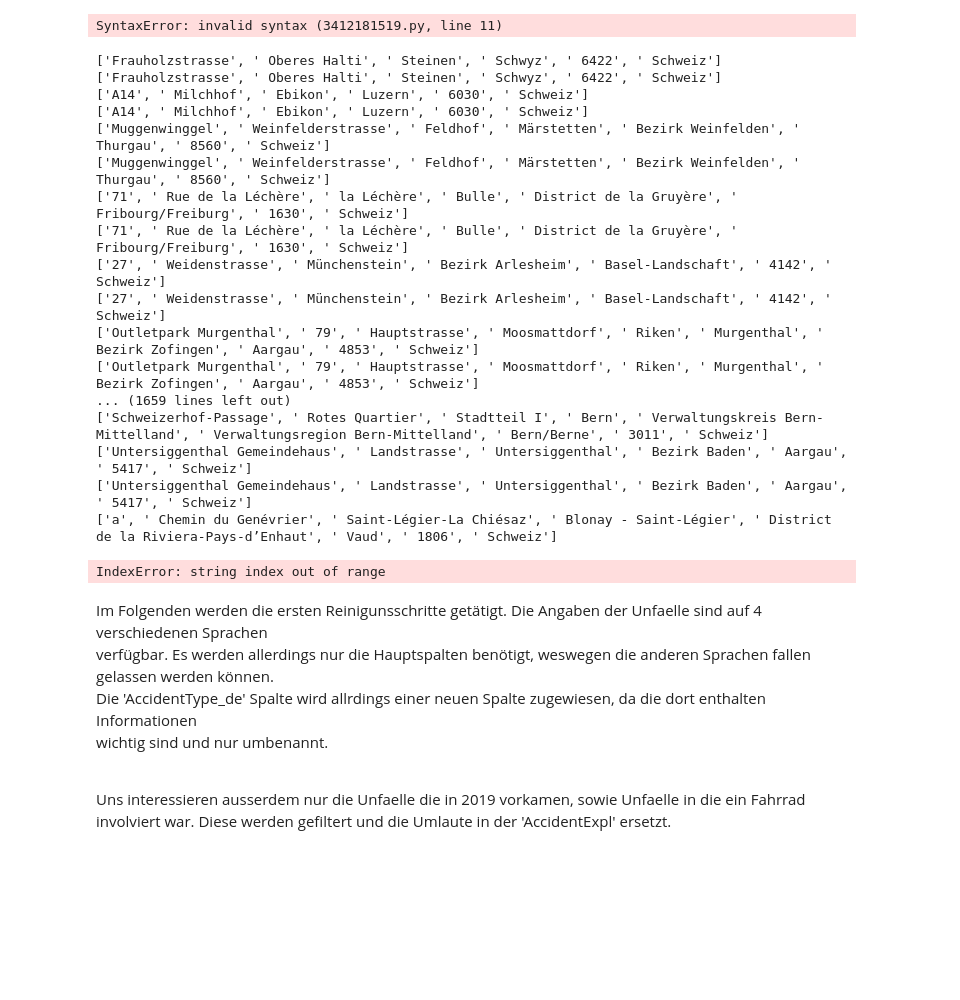
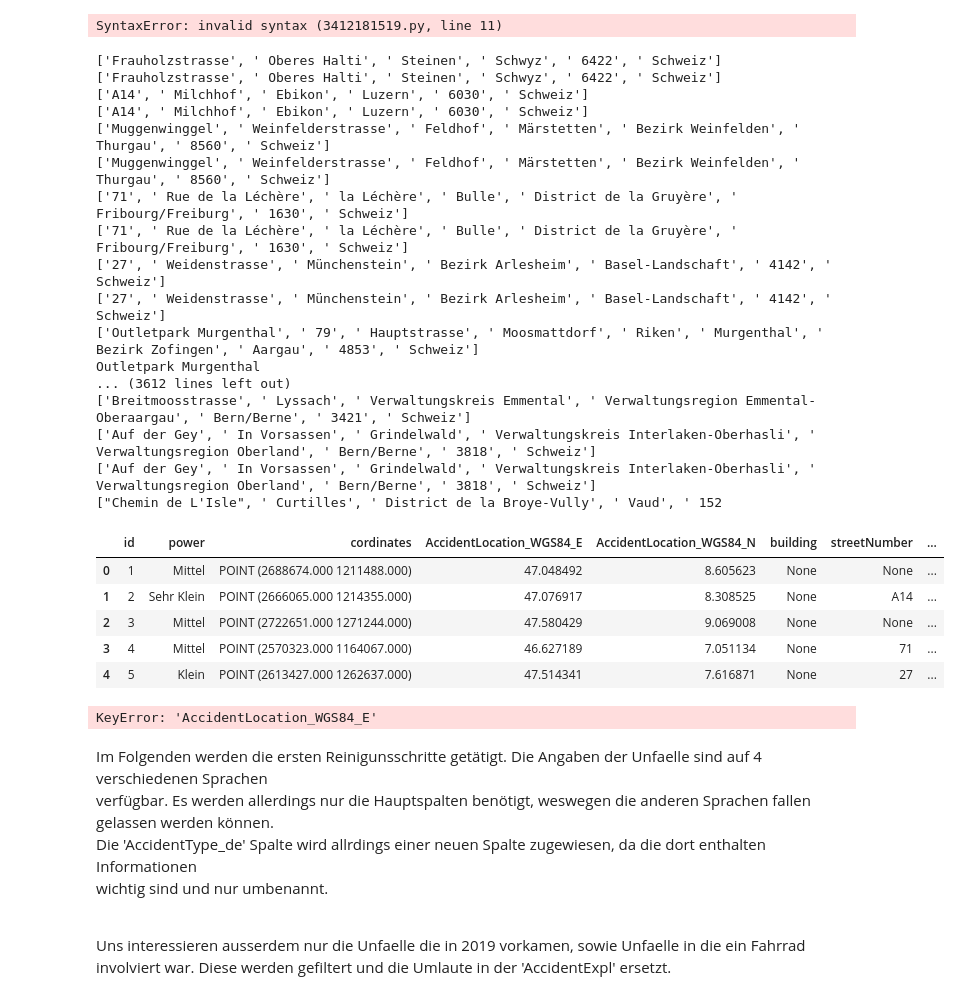
Before and after one commit to nikzhaw/haltestellen, a Jupyter notebook: group_load.ipynb, the cells around one changed output. Saved outputs shown, nothing was run; the diff lists cells and outputs as text; code cells hidden in the pictures; blank space fills up the shorter version.

```diff
--- a/group_load.ipynb
+++ b/group_load.ipynb
@@ -345,9 +371,12 @@ for index, row in antennen_5g.iterrows():
         antennen_5g.loc[index , "streetNumber"] = adresse[0]
         street_number.append(adresse[0])
         forward += 1
-    elif adresse[forward+1][0].isdigit() or len(adresse[forward+1]) >1 and adresse[0][1].isdigit():
+
+        # ['a', ' Chemin du Genévrier', ' Saint-Légier-La Chiésaz', ' Blonay - Saint-Légier', ' District de la Riviera-Pays-d’Enhaut', ' Vaud', ' 1806', ' Schweiz']
+    elif adresse[forward+1][0].isdigit() or len(adresse[forward+1]) >1 and adresse[forward+1][1].isdigit():
         antennen_5g.loc[index , "streetNumber"] = adresse[forward+1]
         antennen_5g.loc[index , "building"] = adresse[forward]
+        print(adresse[forward])
         forward += 2
 
     else:
@@ -399,7 +428,7 @@ for index, row in antennen_5g.iterrows():
     backward -= 1
 
 
-    if adresse[backward].__contains__("ezirk") or adresse[backward].__contains__("istrict"):
+    if adresse[backward].__contains__("ezirk") or adresse[backward].__contains__("istrict") or adresse[backward].__contains__("istretto") or adresse[backward].__contains__("erwaltungsregion") or adresse[backward].__contains__("égion administrative") or adresse[backward].__contains__("ahlkreis") or adresse[backward].__contains__("Region"):
         district.append(adresse[backward])
         antennen_5g.loc[index , "district"] = adresse[backward]
         backward -= 1
@@ -410,43 +439,48 @@ for index, row in antennen_5g.iterrows():
 
     backward -= 1
 
 
   #  print(row)
 
    ## antennen_5g['street'] = adresse[0]
 
   #  print(int(adresse[0]))
 
 
-    print(adresse)
+
 
     counter += 1
-    if counter % 10 0 == 0:
-        time.sleep(60)
+    if counter % 200 == 0:
+        time.sleep(30)
 
 
 
 
 antennen_5g.head()
 # %% [output]
 ['Frauholzstrasse', ' Oberes Halti', ' Steinen', ' Schwyz', ' 6422', ' Schweiz']
 ['Frauholzstrasse', ' Oberes Halti', ' Steinen', ' Schwyz', ' 6422', ' Schweiz']
 ['A14', ' Milchhof', ' Ebikon', ' Luzern', ' 6030', ' Schweiz']
 ['A14', ' Milchhof', ' Ebikon', ' Luzern', ' 6030', ' Schweiz']
 ['Muggenwinggel', ' Weinfelderstrasse', ' Feldhof', ' Märstetten', ' Bezirk Weinfelden', ' Thurgau', ' 8560', ' Schweiz']
 ['Muggenwinggel', ' Weinfelderstrasse', ' Feldhof', ' Märstetten', ' Bezirk Weinfelden', ' Thurgau', ' 8560', ' Schweiz']
 ['71', ' Rue de la Léchère', ' la Léchère', ' Bulle', ' District de la Gruyère', ' Fribourg/Freiburg', ' 1630', ' Schweiz']
 ['71', ' Rue de la Léchère', ' la Léchère', ' Bulle', ' District de la Gruyère', ' Fribourg/Freiburg', ' 1630', ' Schweiz']
 ['27', ' Weidenstrasse', ' Münchenstein', ' Bezirk Arlesheim', ' Basel-Landschaft', ' 4142', ' Schweiz']
 ['27', ' Weidenstrasse', ' Münchenstein', ' Bezirk Arlesheim', ' Basel-Landschaft', ' 4142', ' Schweiz']
 ['Outletpark Murgenthal', ' 79', ' Hauptstrasse', ' Moosmattdorf', ' Riken', ' Murgenthal', ' Bezirk Zofingen', ' Aargau', ' 4853', ' Schweiz']
-['Outletpark Murgenthal', ' 79', ' Hauptstrasse', ' Moosmattdorf', ' Riken', ' Murgenthal', ' Bezirk Zofingen', ' Aargau', ' 4853', ' Schweiz']
-... (1659 lines left out)
-['Schweizerhof-Passage', ' Rotes Quartier', ' Stadtteil I', ' Bern', ' Verwaltungskreis Bern-Mittelland', ' Verwaltungsregion Bern-Mittelland', ' Bern/Berne', ' 3011', ' Schweiz']
-['Untersiggenthal Gemeindehaus', ' Landstrasse', ' Untersiggenthal', ' Bezirk Baden', ' Aargau', ' 5417', ' Schweiz']
-['Untersiggenthal Gemeindehaus', ' Landstrasse', ' Untersiggenthal', ' Bezirk Baden', ' Aargau', ' 5417', ' Schweiz']
-['a', ' Chemin du Genévrier', ' Saint-Légier-La Chiésaz', ' Blonay - Saint-Légier', ' District de la Riviera-Pays-d’Enhaut', ' Vaud', ' 1806', ' Schweiz']
+Outletpark Murgenthal
+... (3612 lines left out)
+['Breitmoosstrasse', ' Lyssach', ' Verwaltungskreis Emmental', ' Verwaltungsregion Emmental-Oberaargau', ' Bern/Berne', ' 3421', ' Schweiz']
+['Auf der Gey', ' In Vorsassen', ' Grindelwald', ' Verwaltungskreis Interlaken-Oberhasli', ' Verwaltungsregion Oberland', ' Bern/Berne', ' 3818', ' Schweiz']
+['Auf der Gey', ' In Vorsassen', ' Grindelwald', ' Verwaltungskreis Interlaken-Oberhasli', ' Verwaltungsregion Oberland', ' Bern/Berne', ' 3818', ' Schweiz']
+["Chemin de L'Isle", ' Curtilles', ' District de la Broye-Vully', ' Vaud', ' 152
-IndexError: string index out of range
+|  | id | power | cordinates | AccidentLocation_WGS84_E | AccidentLocation_WGS84_N | building | streetNumber | ... |
+| 0 | 1 | Mittel | POINT (2688674.000 1211488.000) | 47.048492 | 8.605623 | None | None | ... |
+| 1 | 2 | Sehr Klein | POINT (2666065.000 1214355.000) | 47.076917 | 8.308525 | None | A14 | ... |
+| 2 | 3 | Mittel | POINT (2722651.000 1271244.000) | 47.580429 | 9.069008 | None | None | ... |
+| 3 | 4 | Mittel | POINT (2570323.000 1164067.000) | 46.627189 | 7.051134 | None | 71 | ... |
+| 4 | 5 | Klein | POINT (2613427.000 1262637.000) | 47.514341 | 7.616871 | None | 27 | ... |
 # %%
 
 antennen_5g.head(30)
@@ -562,6 +596,10 @@ def add_address(data_frame ):
 
 
     return data_frame
+# %%
+antennen_4g = add_address(antennen_4g)
+# %% [output]
+KeyError: 'AccidentLocation_WGS84_E'
 # %%
 antennen_5g.to_csv('./Daten/5gAntennen.csv',sep=';', index=False)
 # %%
```
Also changed, not shown: parts of 7 cells of this notebook.
